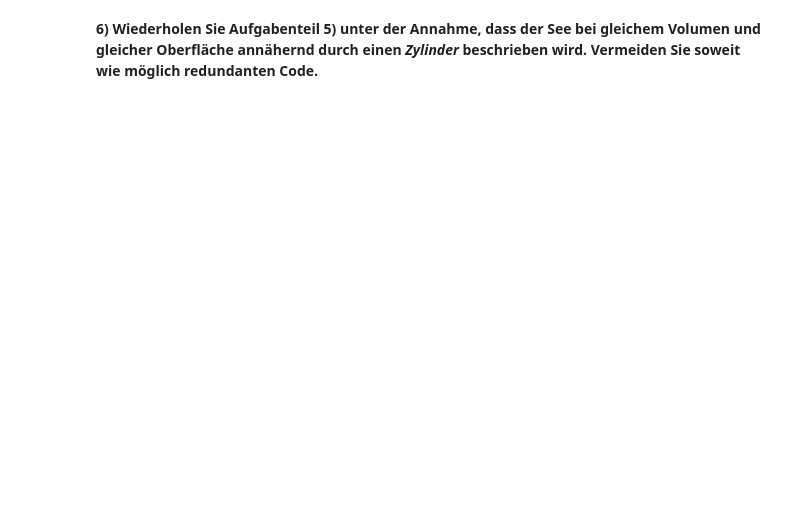
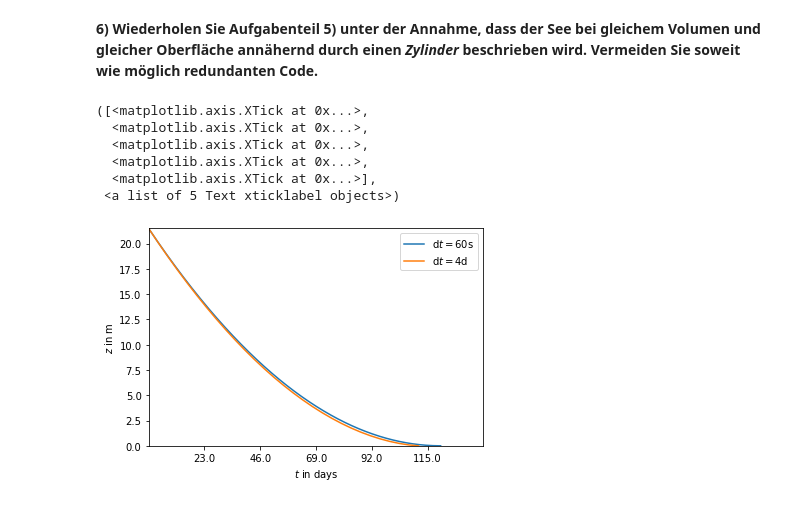
Before and after one commit to toewe/Python-Ing, a Jupyter notebook: Woche 4/HA2_Simon.ipynb, the cells around one changed output. Cells and saved outputs as stored; diff of their text form; code cells hidden in the pictures; blank space fills up the shorter version.

```diff
--- a/Woche 4/HA2_Simon.ipynb
+++ b/Woche 4/HA2_Simon.ipynb
@@ -70,0 +130,31 @@ show()
+# %%
+def tiefe_zylinder(V):
+    return (V/(r0**2*pi))
+
+t_list_min, h_list_min, V_list_min = abfluss(V0, 60, tiefe_zylinder)
+t_list_day, h_list_day, V_list_day = abfluss(V0, 60*60*24*4, tiefe_zylinder)
+
+V_list_Zylinder = V_list_min
+t_list_Zylinder = t_list_min
+
+plot(t_list_min, h_list_min, label='$\mathrm{d}t=60\mathrm{s}$')
+plot(t_list_day, h_list_day, label='$\mathrm{d}t=4\mathrm{d}$')
+legend()
+xlabel('$t$ in days')
+ylabel('$z$ in m')
+xlim([0, max(t_list_min[-1], t_list_day[-1])])
+ylim([0, h_list_min[0]])
+
+locs, labels = xticks()
+xticks(locs, locs//(60*60*24))
+
+locs, labels = xticks()
+xticks(locs[1:-1], locs[1:-1]//(60*60*24))
+# %% [output]
+([<matplotlib.axis.XTick at 0x...>,
+  <matplotlib.axis.XTick at 0x...>,
+  <matplotlib.axis.XTick at 0x...>,
+  <matplotlib.axis.XTick at 0x...>,
+  <matplotlib.axis.XTick at 0x...>],
+ <a list of 5 Text xticklabel objects>)
+[figure, added]
```
Also changed, not shown: parts of 14 cells of this notebook.
